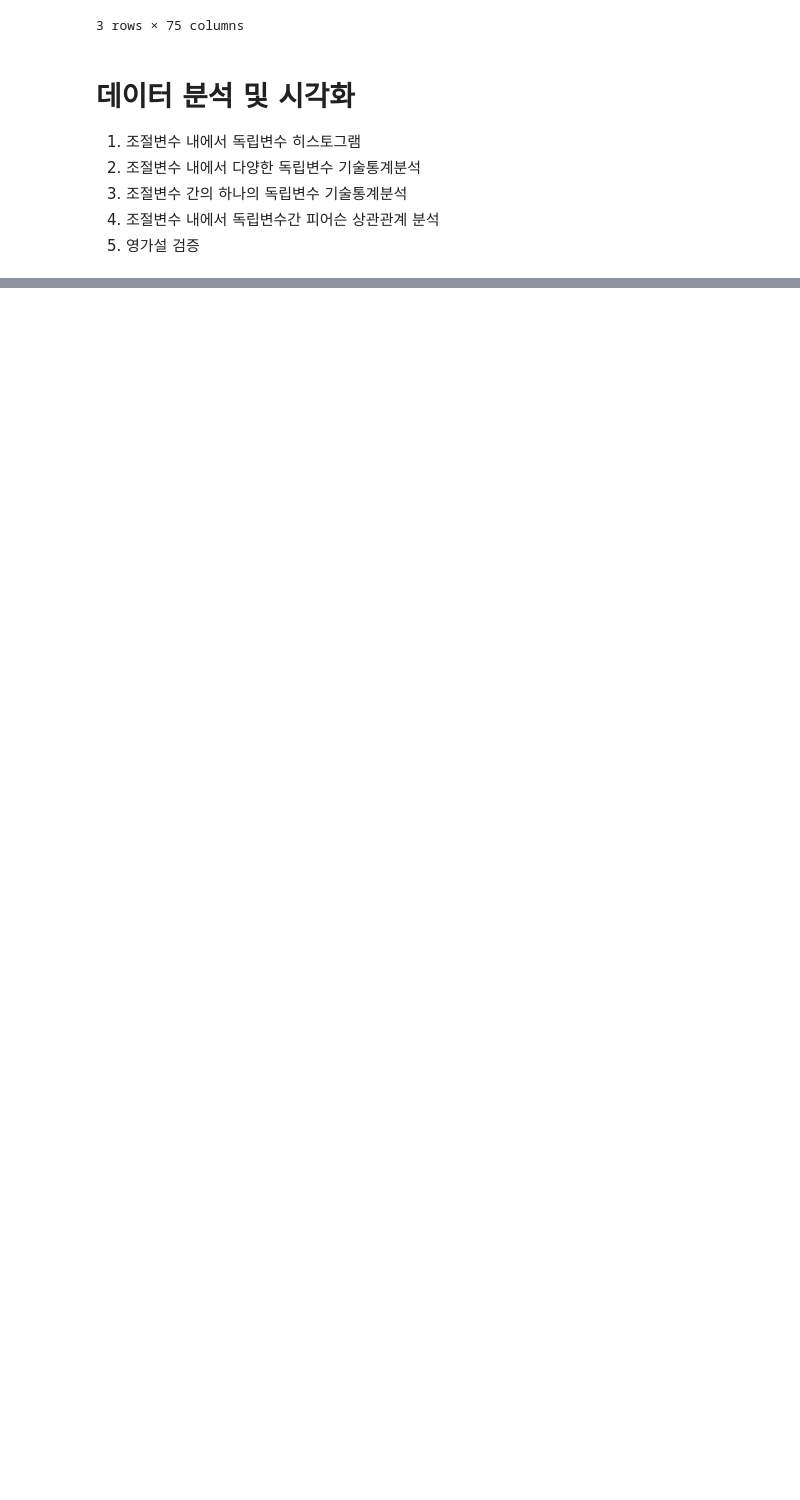
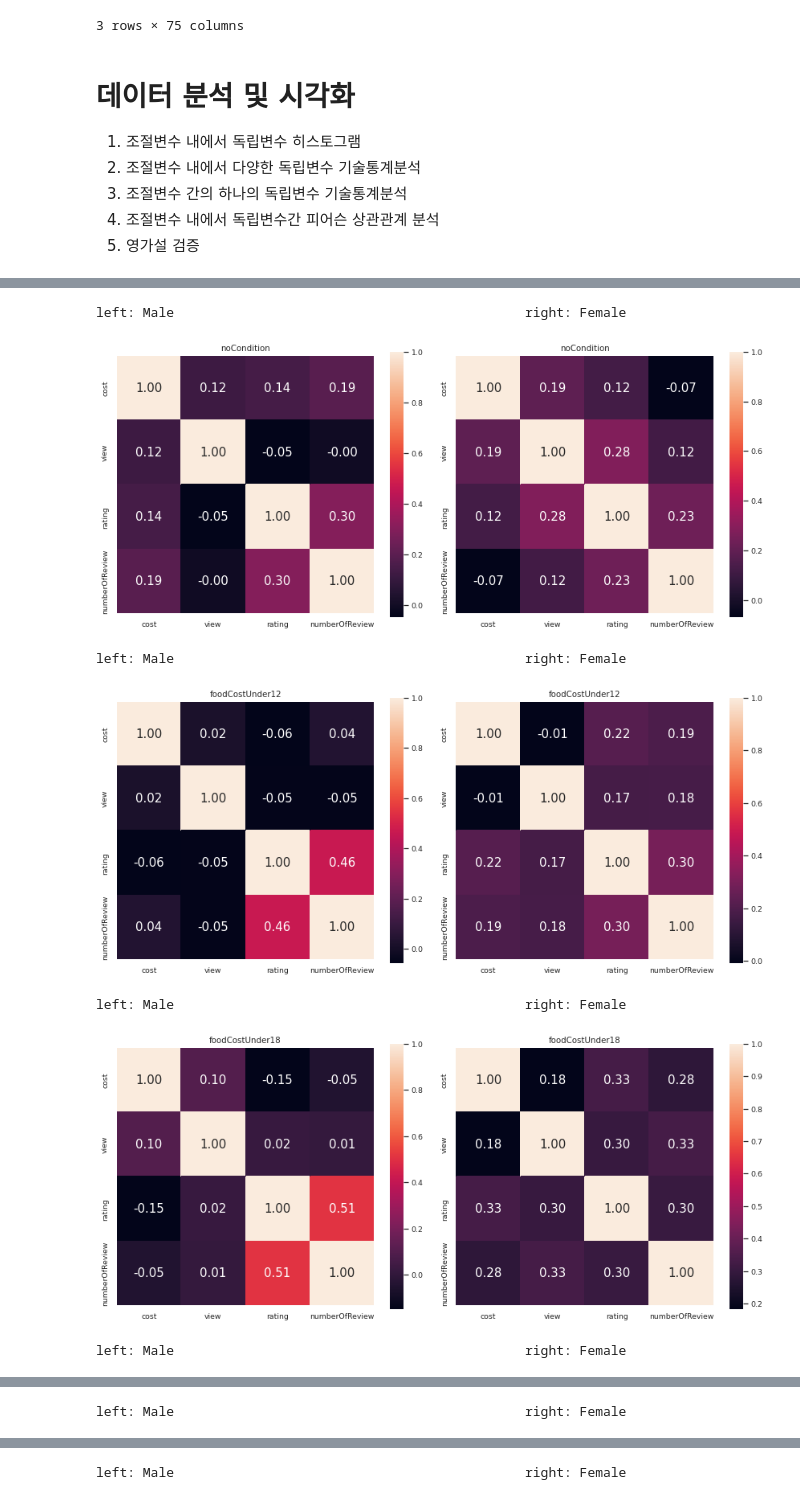
Before and after one commit to DonghyunKim98/probability_statistics_data_analysis, a Jupyter notebook: 확률및통계2022_DataAnalysis.ipynb, the cells around one changed output, grey strips where cells are left out. Cells and saved outputs as stored; diff of their text form; code cells hidden in the pictures; blank space fills up the shorter version.

```diff
--- a/확률및통계2022_DataAnalysis.ipynb
+++ b/확률및통계2022_DataAnalysis.ipynb
@@ -291,0 +448,51 @@ print(df)
+# %%
+# ④ 조절변수 내에서 독립변수간 피어슨 상관관계 분석
+def correlationHitmap (prefixIndex):
+    prefixName = prefix_names[prefixIndex]
+    conditionCols = []
+    for suffix in suffix_names:
+      conditionCols.append(prefixName+'-'+suffix)
+    CorrM = userSex[('남자')][conditionCols].corr(method='pearson')
+    CorrW = userSex[('여자')][conditionCols].corr(method='pearson')
+    cols_view=['cost','view','rating','numberOfReview']
+    sns.set(font_scale=0.85)
+
+    fig = plt.figure(figsize=(12,5))
+    ax1 = fig.add_subplot(1, 2, 1)
+    ax2 = fig.add_subplot(1, 2, 2)
+
+    hm_m = sns.heatmap(CorrM.values,
+                    cbar = True,
+                    annot = True,
+                    square = True,
+                    fmt = '.2f',
+                    ax = ax1,
+                    annot_kws = {'size': 15},
+                    yticklabels = cols_view,
+                    xticklabels = cols_view)
+    hm_w = sns.heatmap(CorrW.values,
+                    cbar = True,
+                    annot = True,
+                    square = True,
+                    fmt = '.2f',
+                    ax = ax2,
+                    annot_kws = {'size': 15},
+                    yticklabels = cols_view,
+                    xticklabels = cols_view)
+
+    ax1.set_title(prefixName)
+    ax2.set_title(prefixName)
+    plt.tight_layout()
+    plt.show()
+
+for i in range(16):
+  print('\033[1m' + "left: Male                                             right: Female")
+  correlationHitmap(i)
+# %% [output]
+left: Male                                             right: Female
+[figure, added]
+left: Male                                             right: Female
+[figure, added]
+left: Male                                             right: Female
+[figure, added]
+left: Male                                             right: Female
@@ -291,0 +500 @@ print(df)
+left: Male                                             right: Female
@@ -291,0 +502 @@ print(df)
+left: Male                                             right: Female
```
Also changed, not shown: parts of 22 cells of this notebook.
